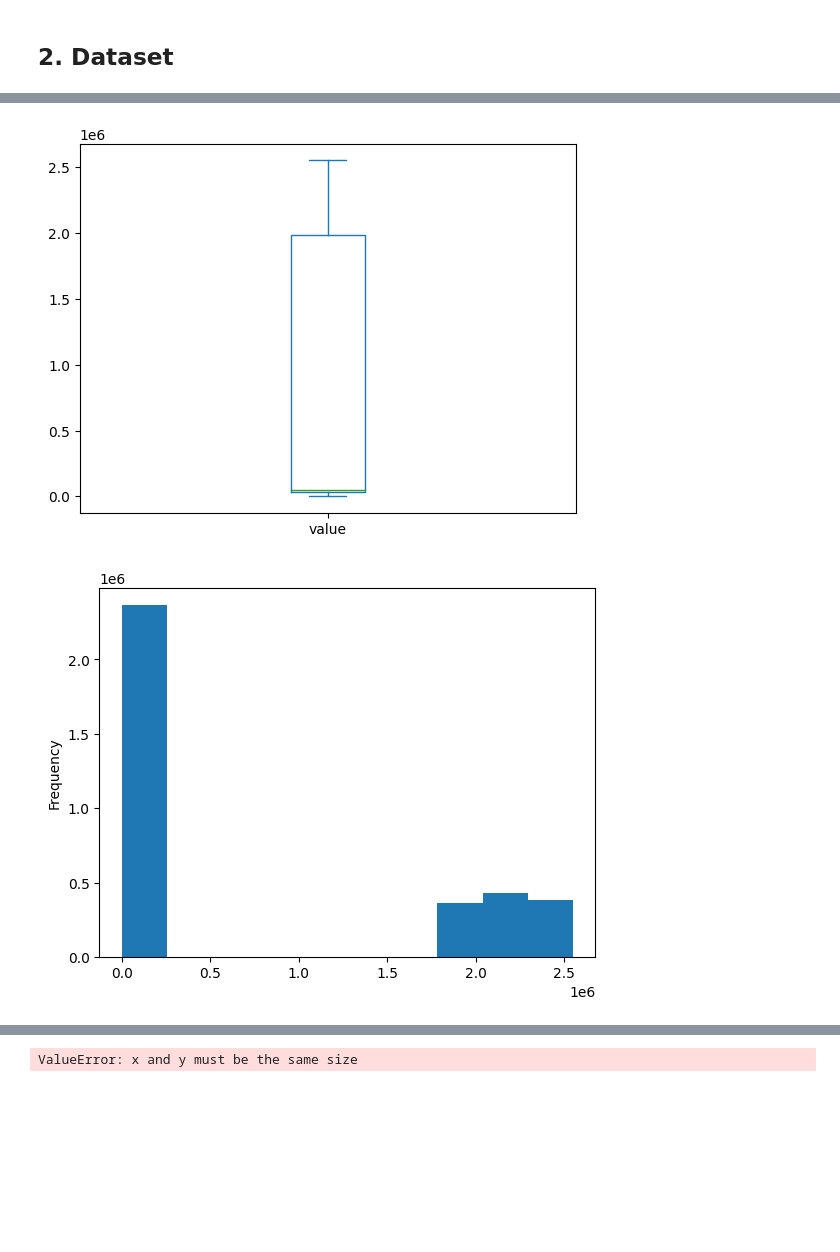
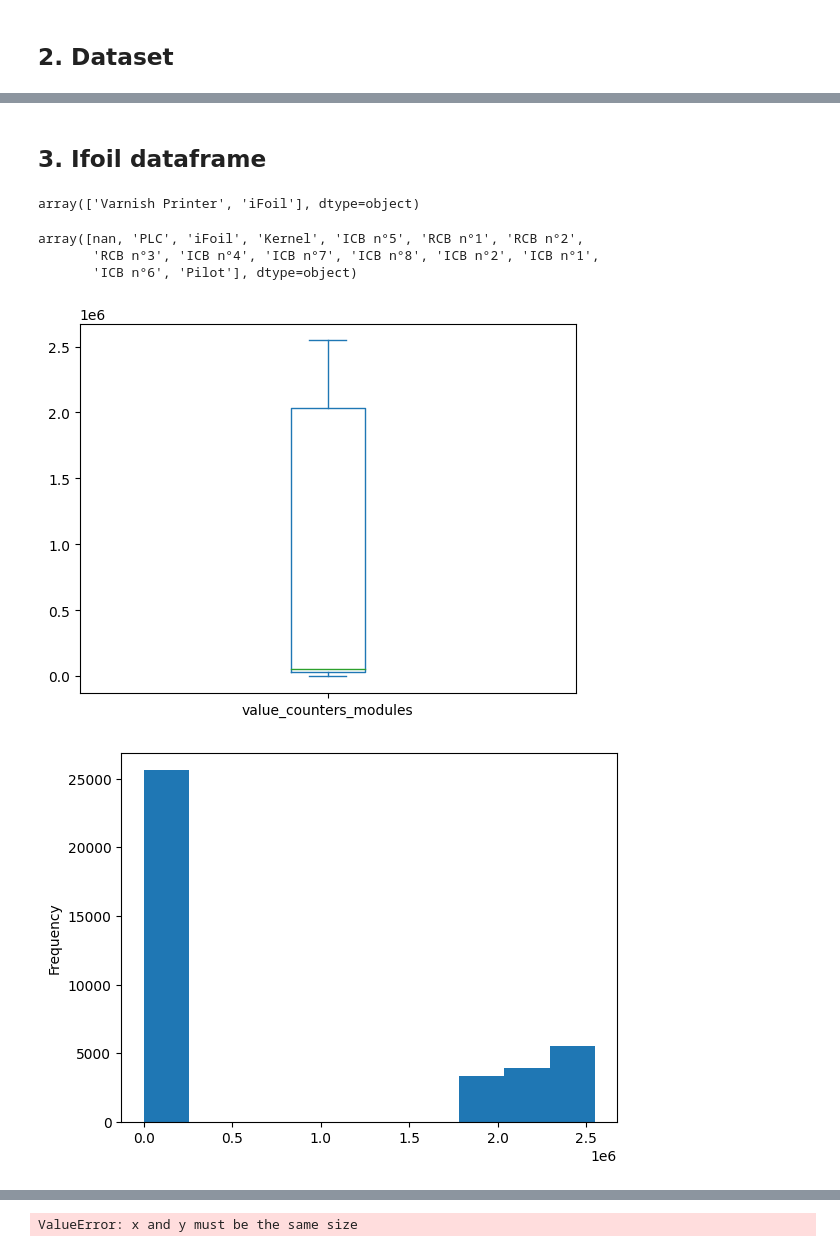
Before and after one commit to AranOribu/Prediction-Erreur-JetVarnish3DEvo, a Jupyter notebook: models/model_classification_anomaly_detection.ipynb, the cells around one changed output, grey strips where cells are left out. Cells and saved outputs as stored; diff of their text form; code cells hidden in the pictures; blank space fills up the shorter version.

```diff
--- a/models/model_classification_anomaly_detection.ipynb
+++ b/models/model_classification_anomaly_detection.ipynb
@@ -12,7 +12,7 @@ import matplotlib.pyplot as plt
 ## 2. Dataset
 # %%
 # nom de fichier et chemin relatif
-filename = 'encoded_merge_clean_metrics_dataset.csv'
+filename = 'merge_clean_metrics_dataset.csv'
 path = '../data/metrics/'
 # création d'un dataframe à partir du csv de données
 df = pd.read_csv(path+filename, index_col=0)
@@ -45,12 +45,27 @@ memory usage: 865.8+ MB
+# %% [markdown]
+## 3. Ifoil dataframe
+# %%
+df.type_modules.unique()
+# %% [output]
+array(['Varnish Printer', 'iFoil'], dtype=object)
+# %%
+df.source_events.unique()
+# %% [output]
+array([nan, 'PLC', 'iFoil', 'Kernel', 'ICB n°5', 'RCB n°1', 'RCB n°2',
+       'RCB n°3', 'ICB n°4', 'ICB n°7', 'ICB n°8', 'ICB n°2', 'ICB n°1',
+       'ICB n°6', 'Pilot'], dtype=object)
+# %%
+ifoil_df = df[df.type_modules == 'iFoil']
+ifoil_df = df[df.source_events == 'iFoil']
 # %%
 # Generate a Boxplot
-df['value'].plot(kind='box')
+ifoil_df['value_counters_modules'].plot(kind='box')
 plt.show()
 # %% [output]
-[figure, old version]
+[figure, new version]
 # %%
 # Generate a Histogram plot
-df['value'].plot(kind='hist')
+ifoil_df['value_counters_modules'].plot(kind='hist')
 plt.show()
 # %% [output]
-[figure, old version]
+[figure, new version]
```
Also changed, not shown: parts of 4 cells of this notebook, 3 other files.
